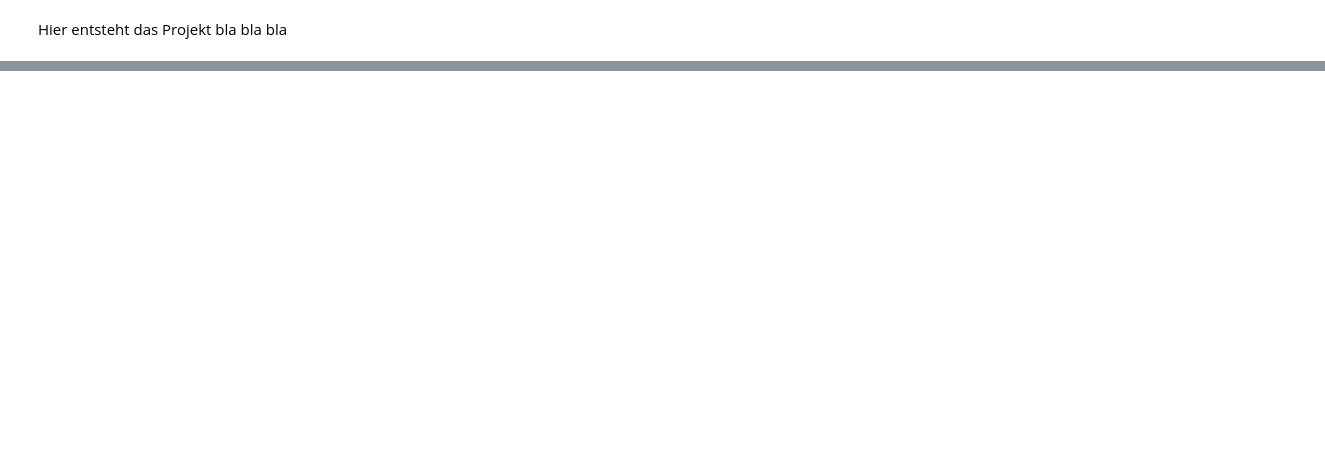
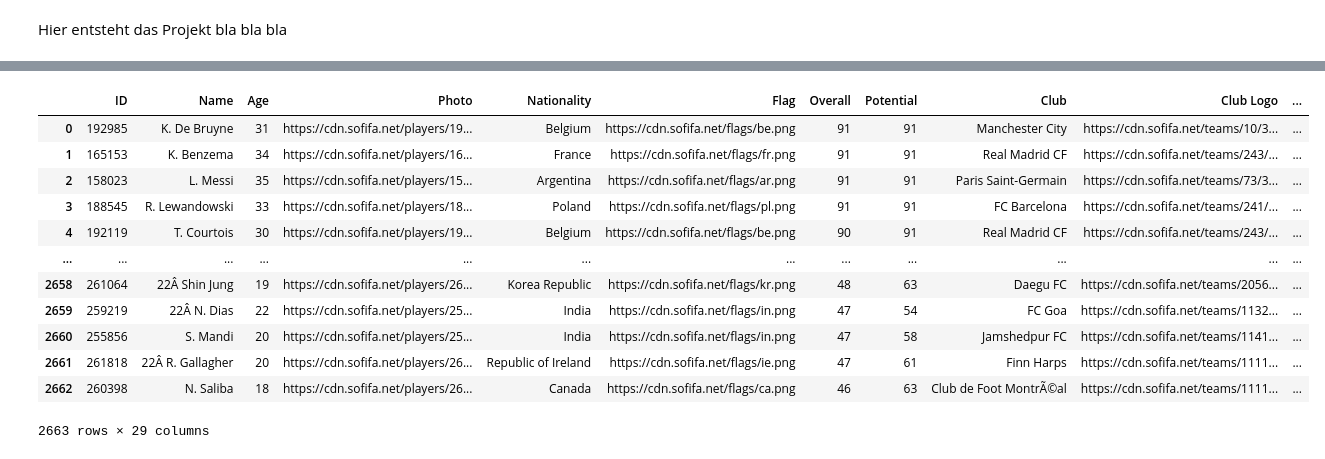
Before and after one commit to davidhd82/DSAI_Projekt, a Jupyter notebook: Player_Performance_Analyzer.ipynb, the cells around one changed output, grey strips where cells are left out. Drawn from its saved outputs; the diff is of its cells as text; code cells hidden in the pictures; blank space fills up the shorter version.

```diff
--- a/Player_Performance_Analyzer.ipynb
+++ b/Player_Performance_Analyzer.ipynb
@@ -56,0 +229,17 @@ None
+# %%
+fifa_data_cleaned_separate = pd.read_csv('fifa_data_cleaned_separate.csv')
+fifa_data_cleaned_separate
+# %% [output]
+|  | ID | Name | Age | Photo | Nationality | Flag | Overall | Potential | Club | Club Logo | ... |
+| 0 | 192985 | K. De Bruyne | 31 | https://cdn.sofifa.net/players/19... | Belgium | https://cdn.sofifa.net/flags/be.png | 91 | 91 | Manchester City | https://cdn.sofifa.net/teams/10/3... | ... |
+| 1 | 165153 | K. Benzema | 34 | https://cdn.sofifa.net/players/16... | France | https://cdn.sofifa.net/flags/fr.png | 91 | 91 | Real Madrid CF | https://cdn.sofifa.net/teams/243/... | ... |
+| 2 | 158023 | L. Messi | 35 | https://cdn.sofifa.net/players/15... | Argentina | https://cdn.sofifa.net/flags/ar.png | 91 | 91 | Paris Saint-Germain | https://cdn.sofifa.net/teams/73/3... | ... |
+| 3 | 188545 | R. Lewandowski | 33 | https://cdn.sofifa.net/players/18... | Poland | https://cdn.sofifa.net/flags/pl.png | 91 | 91 | FC Barcelona | https://cdn.sofifa.net/teams/241/... | ... |
+| 4 | 192119 | T. Courtois | 30 | https://cdn.sofifa.net/players/19... | Belgium | https://cdn.sofifa.net/flags/be.png | 90 | 91 | Real Madrid CF | https://cdn.sofifa.net/teams/243/... | ... |
+| ... | ... | ... | ... | ... | ... | ... | ... | ... | ... | ... | ... |
+| 2658 | 261064 | 22Â Shin Jung | 19 | https://cdn.sofifa.net/players/26... | Korea Republic | https://cdn.sofifa.net/flags/kr.png | 48 | 63 | Daegu FC | https://cdn.sofifa.net/teams/2056... | ... |
+| 2659 | 259219 | 22Â N. Dias | 22 | https://cdn.sofifa.net/players/25... | India | https://cdn.sofifa.net/flags/in.png | 47 | 54 | FC Goa | https://cdn.sofifa.net/teams/1132... | ... |
+| 2660 | 255856 | S. Mandi | 20 | https://cdn.sofifa.net/players/25... | India | https://cdn.sofifa.net/flags/in.png | 47 | 58 | Jamshedpur FC | https://cdn.sofifa.net/teams/1141... | ... |
+| 2661 | 261818 | 22Â R. Gallagher | 20 | https://cdn.sofifa.net/players/26... | Republic of Ireland | https://cdn.sofifa.net/flags/ie.png | 47 | 61 | Finn Harps | https://cdn.sofifa.net/teams/1111... | ... |
+| 2662 | 260398 | N. Saliba | 18 | https://cdn.sofifa.net/players/26... | Canada | https://cdn.sofifa.net/flags/ca.png | 46 | 63 | Club de Foot MontrÃ©al | https://cdn.sofifa.net/teams/1111... | ... |
+2663 rows × 29 columns
```
Also changed, not shown: parts of 9 cells of this notebook, 3 other files.
